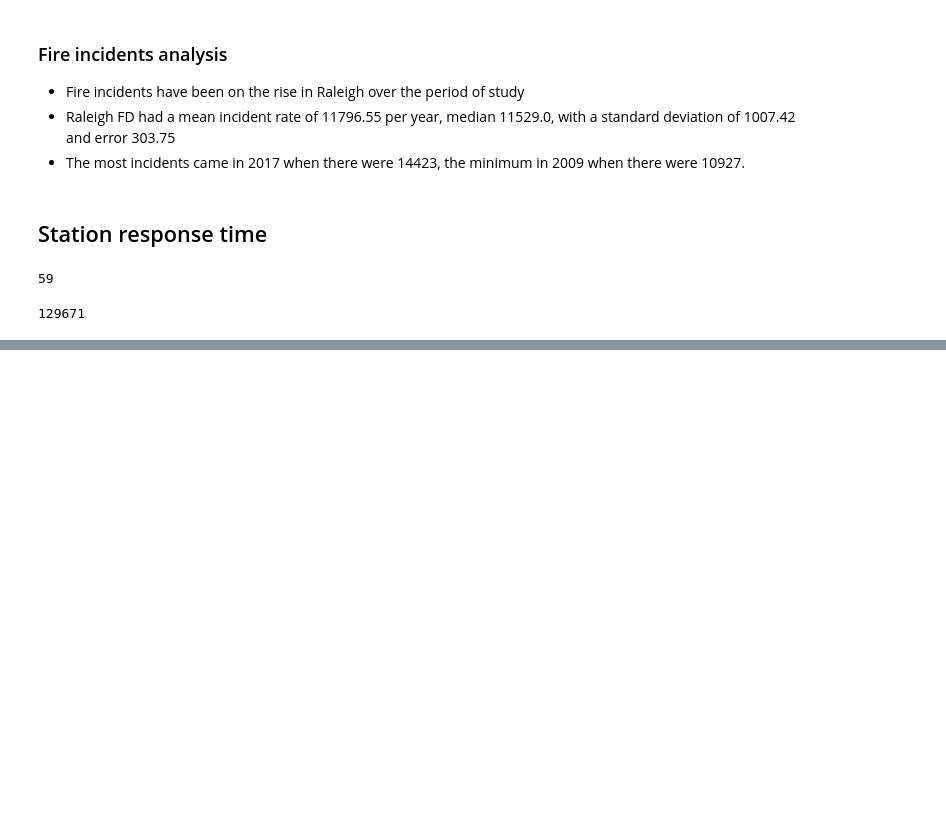
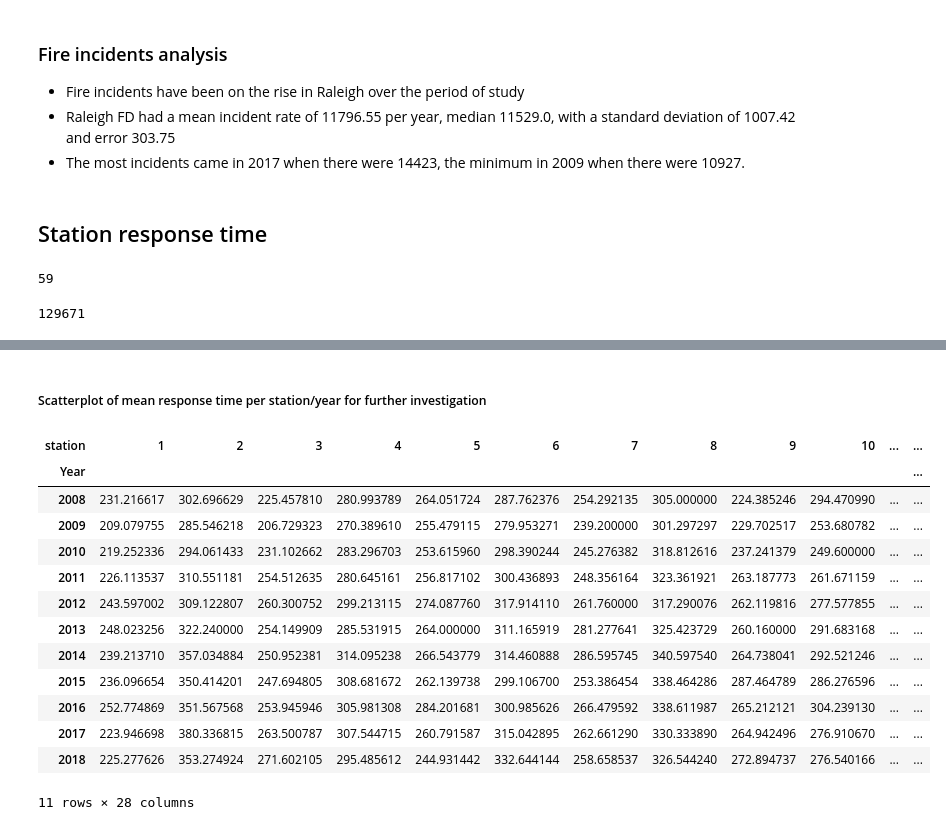
Before and after one commit to xjarodx/Project_1_Group_7, a Jupyter notebook: Fire_Stations.ipynb, the cells around one changed output, grey strips where cells are left out. Saved outputs shown, nothing was run; the diff lists cells and outputs as text; code cells hidden in the pictures; blank space fills up the shorter version.

```diff
--- a/Fire_Stations.ipynb
+++ b/Fire_Stations.ipynb
@@ -76,0 +70,5 @@ len(df)
+# %%
+arr_time = (df['arrive_date_time'] - df['dispatch_date_time'])
+arr_time = pd.to_timedelta(arr_time)
+df['Seconds'] = arr_time.dt.total_seconds()
+df.head(2)
@@ -223 +248,22 @@ Name: Seconds, dtype: float64
+# %% [markdown]
+##### Scatterplot of mean response time per station/year for further investigation
+# %%
+stations_sorted.groupby(['Year','station'])['Seconds'].mean()
+ssu = ss.unstack()
+ssu
+# %% [output]
+| station | 1 | 2 | 3 | 4 | 5 | 6 | 7 | 8 | 9 | 10 | ... | ... |
+| Year |  |  |  |  |  |  |  |  |  |  |  | ... |
+| 2008 | 231.216617 | 302.696629 | 225.457810 | 280.993789 | 264.051724 | 287.762376 | 254.292135 | 305.000000 | 224.385246 | 294.470990 | ... | ... |
+| 2009 | 209.079755 | 285.546218 | 206.729323 | 270.389610 | 255.479115 | 279.953271 | 239.200000 | 301.297297 | 229.702517 | 253.680782 | ... | ... |
+| 2010 | 219.252336 | 294.061433 | 231.102662 | 283.296703 | 253.615960 | 298.390244 | 245.276382 | 318.812616 | 237.241379 | 249.600000 | ... | ... |
+| 2011 | 226.113537 | 310.551181 | 254.512635 | 280.645161 | 256.817102 | 300.436893 | 248.356164 | 323.361921 | 263.187773 | 261.671159 | ... | ... |
+| 2012 | 243.597002 | 309.122807 | 260.300752 | 299.213115 | 274.087760 | 317.914110 | 261.760000 | 317.290076 | 262.119816 | 277.577855 | ... | ... |
+| 2013 | 248.023256 | 322.240000 | 254.149909 | 285.531915 | 264.000000 | 311.165919 | 281.277641 | 325.423729 | 260.160000 | 291.683168 | ... | ... |
+| 2014 | 239.213710 | 357.034884 | 250.952381 | 314.095238 | 266.543779 | 314.460888 | 286.595745 | 340.597540 | 264.738041 | 292.521246 | ... | ... |
+| 2015 | 236.096654 | 350.414201 | 247.694805 | 308.681672 | 262.139738 | 299.106700 | 253.386454 | 338.464286 | 287.464789 | 286.276596 | ... | ... |
+| 2016 | 252.774869 | 351.567568 | 253.945946 | 305.981308 | 284.201681 | 300.985626 | 266.479592 | 338.611987 | 265.212121 | 304.239130 | ... | ... |
+| 2017 | 223.946698 | 380.336815 | 263.500787 | 307.544715 | 260.791587 | 315.042895 | 262.661290 | 330.333890 | 264.942496 | 276.910670 | ... | ... |
+| 2018 | 225.277626 | 353.274924 | 271.602105 | 295.485612 | 244.931442 | 332.644144 | 258.658537 | 326.544240 | 272.894737 | 276.540166 | ... | ... |
+11 rows × 28 columns
 # %%
```
Also changed, not shown: parts of 52 cells of this notebook, 6 other files.
